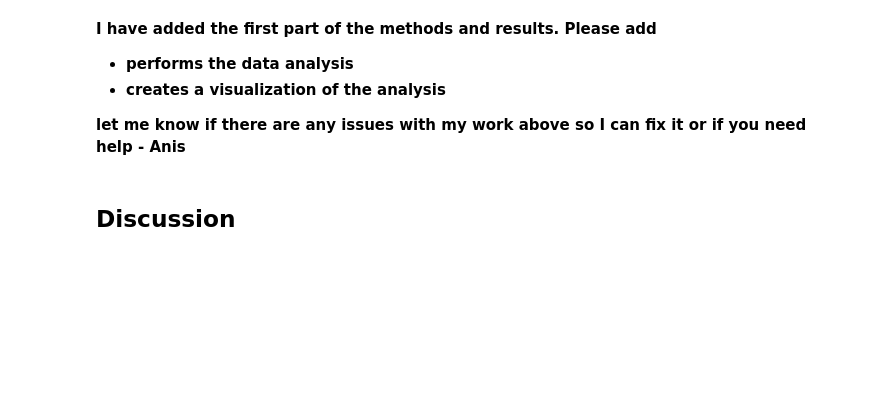
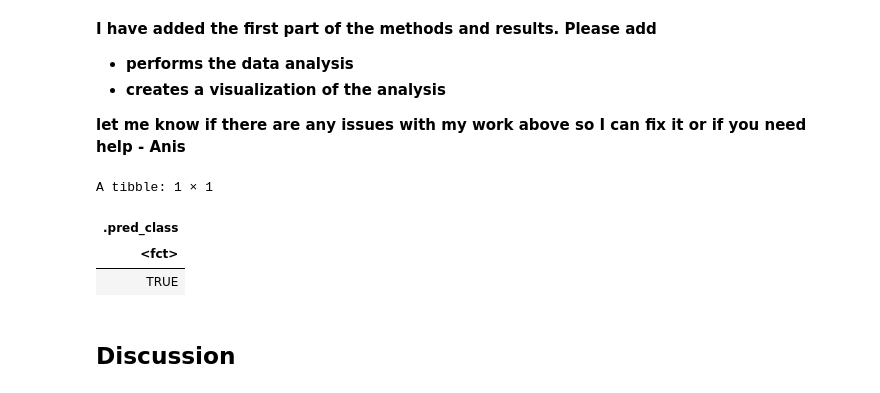
Before and after one commit to avahbot/dsci-100-term-project-final, a Jupyter notebook: project.ipynb, the cells around one changed output. Cells and saved outputs as stored; diff of their text form; code cells hidden in the pictures; blank space fills up the shorter version.

Commit message:
Start analysis with knn classification

```diff
--- a/project.ipynb
+++ b/project.ipynb
@@ -242,6 +242,32 @@ sub_on_gender_ratio
 * **creates a visualization of the analysis**
 
 **let me know if there are any issues with my work above so I can fix it or if you need help - Anis**
+# %%
+subscription_recipe <- recipe(subscribe ~ age + played_hours, tidy_players) |>
+    step_scale(all_predictors()) |>
+    step_center(all_predictors())
+
+knn_spec <- nearest_neighbor(weight_func = "rectangular", neighbors = 5) |>
+    set_engine("kknn") |>
+    set_mode("classification")
+
+subscription_fit <- workflow() |>
+    add_recipe(subscription_recipe) |>
+    add_model(knn_spec) |>
+    fit(data = tidy_players)
+
+new_player <- tibble(age = 30, played_hours = 40)
+
+subscription_predict <- predict(subscription_fit, new_player)
+
+subscription_predict
+
+# TODO: actually do the evaluation and tuning
+# %% [output]
+A tibble: 1 × 1
+| .pred_class |
+| <fct> |
+| TRUE |
 # %% [markdown]
 ## Discussion
 # %% [markdown]
```
Also changed, not shown: parts of 4 cells of this notebook.
